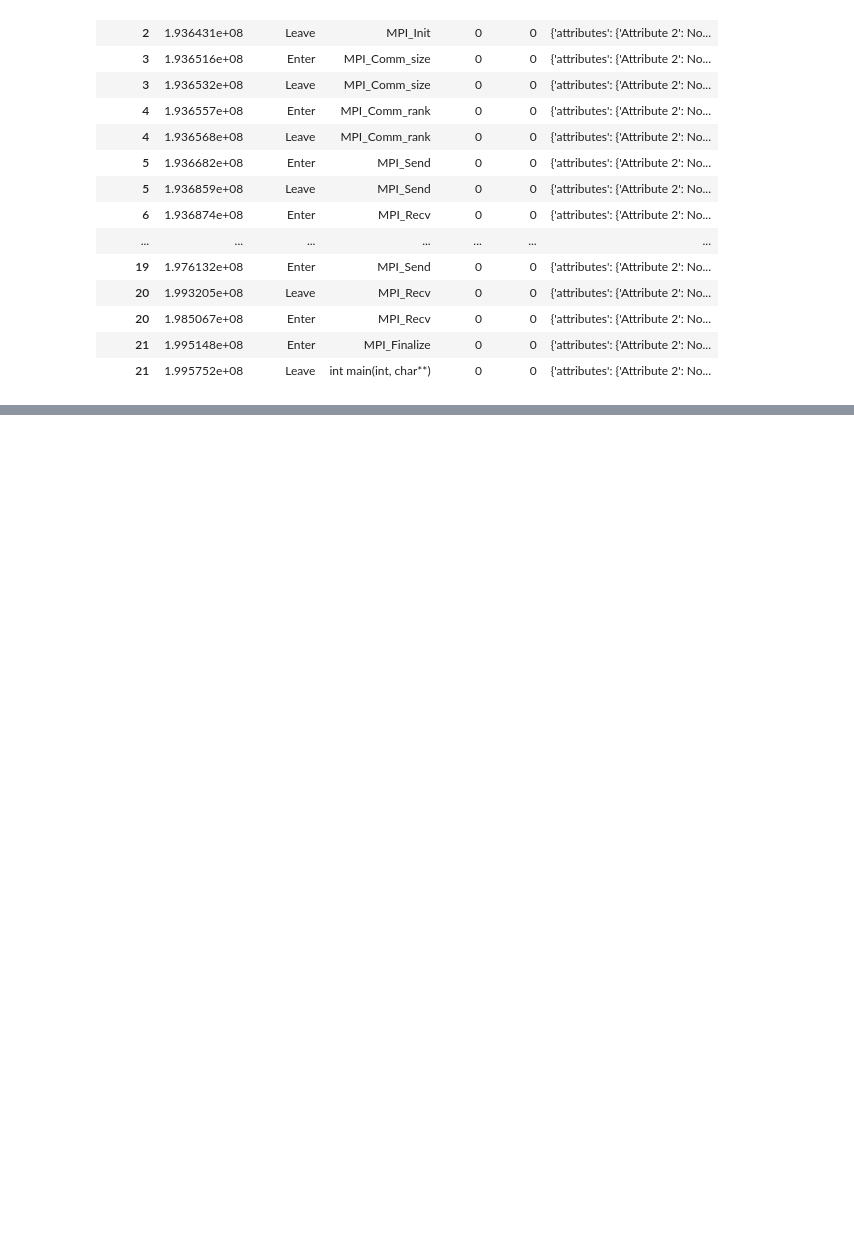
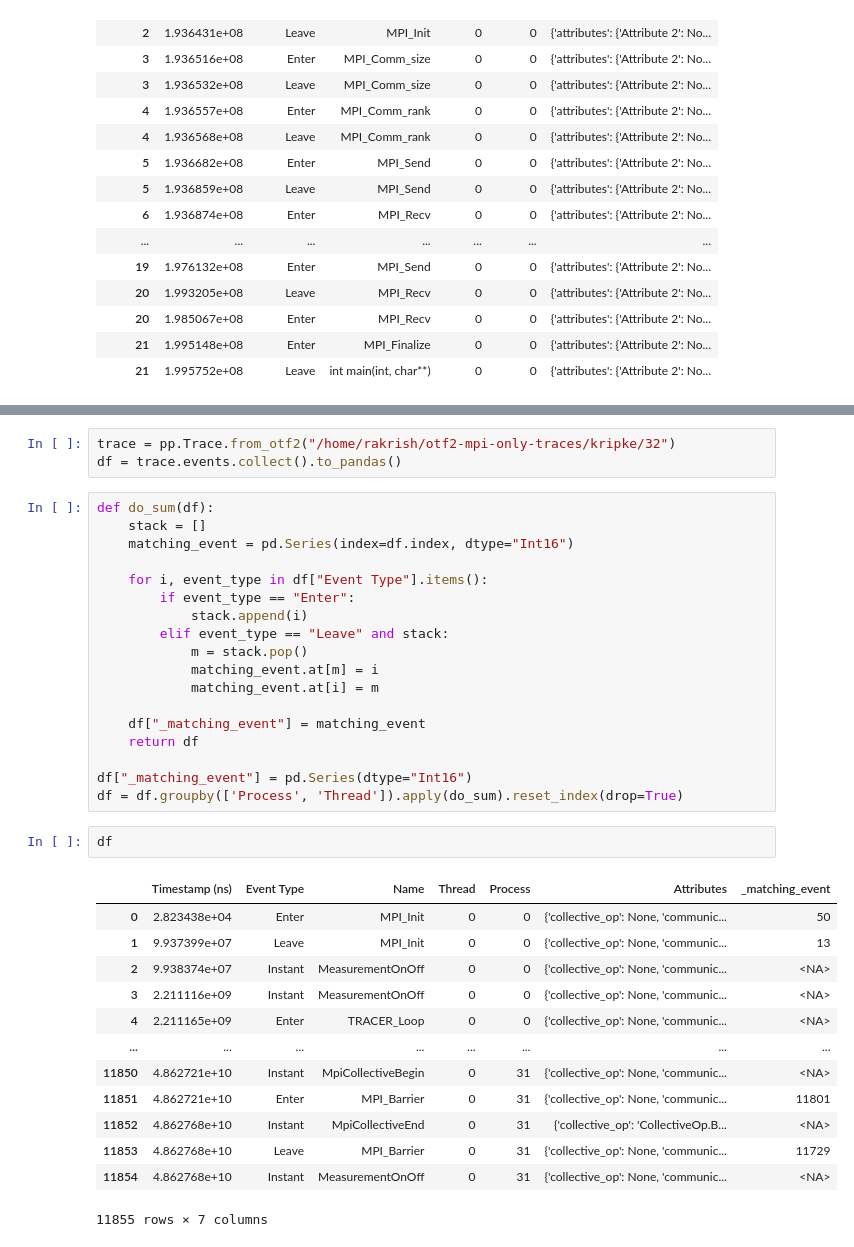
Before and after one commit to hpcgroup/pipit, a Jupyter notebook: docs/examples/polars.ipynb, the cells around one changed output, grey strips where cells are left out. Cells and saved outputs as stored; diff of their text form; blank space fills up the shorter version.

```diff
--- a/docs/examples/polars.ipynb
+++ b/docs/examples/polars.ipynb
@@ -479,0 +670,37 @@ matching_events
+# %%
+trace = pp.Trace.from_otf2("/home/rakrish/otf2-mpi-only-traces/kripke/32")
+df = trace.events.collect().to_pandas()
+# %%
+def do_sum(df):
+    stack = []
+    matching_event = pd.Series(index=df.index, dtype="Int16")
+
+    for i, event_type in df["Event Type"].items():
+        if event_type == "Enter":
+            stack.append(i)
+        elif event_type == "Leave" and stack:
+            m = stack.pop()
+            matching_event.at[m] = i
+            matching_event.at[i] = m
+
+    df["_matching_event"] = matching_event
+    return df
+
+df["_matching_event"] = pd.Series(dtype="Int16")
+df = df.groupby(['Process', 'Thread']).apply(do_sum).reset_index(drop=True)
+# %%
+df
+# %% [output]
+|  | Timestamp (ns) | Event Type | Name | Thread | Process | Attributes | _matching_event |
+| 0 | 2.823438e+04 | Enter | MPI_Init | 0 | 0 | {'collective_op': None, 'communic... | 50 |
+| 1 | 9.937399e+07 | Leave | MPI_Init | 0 | 0 | {'collective_op': None, 'communic... | 13 |
+| 2 | 9.938374e+07 | Instant | MeasurementOnOff | 0 | 0 | {'collective_op': None, 'communic... | <NA> |
+| 3 | 2.211116e+09 | Instant | MeasurementOnOff | 0 | 0 | {'collective_op': None, 'communic... | <NA> |
+| 4 | 2.211165e+09 | Enter | TRACER_Loop | 0 | 0 | {'collective_op': None, 'communic... | <NA> |
+| ... | ... | ... | ... | ... | ... | ... | ... |
+| 11850 | 4.862721e+10 | Instant | MpiCollectiveBegin | 0 | 31 | {'collective_op': None, 'communic... | <NA> |
+| 11851 | 4.862721e+10 | Enter | MPI_Barrier | 0 | 31 | {'collective_op': None, 'communic... | 11801 |
+| 11852 | 4.862768e+10 | Instant | MpiCollectiveEnd | 0 | 31 | {'collective_op': 'CollectiveOp.B... | <NA> |
+| 11853 | 4.862768e+10 | Leave | MPI_Barrier | 0 | 31 | {'collective_op': None, 'communic... | 11729 |
+| 11854 | 4.862768e+10 | Instant | MeasurementOnOff | 0 | 31 | {'collective_op': None, 'communic... | <NA> |
+11855 rows × 7 columns
```
Also changed, not shown: parts of 17 cells of this notebook, 1 other file.
